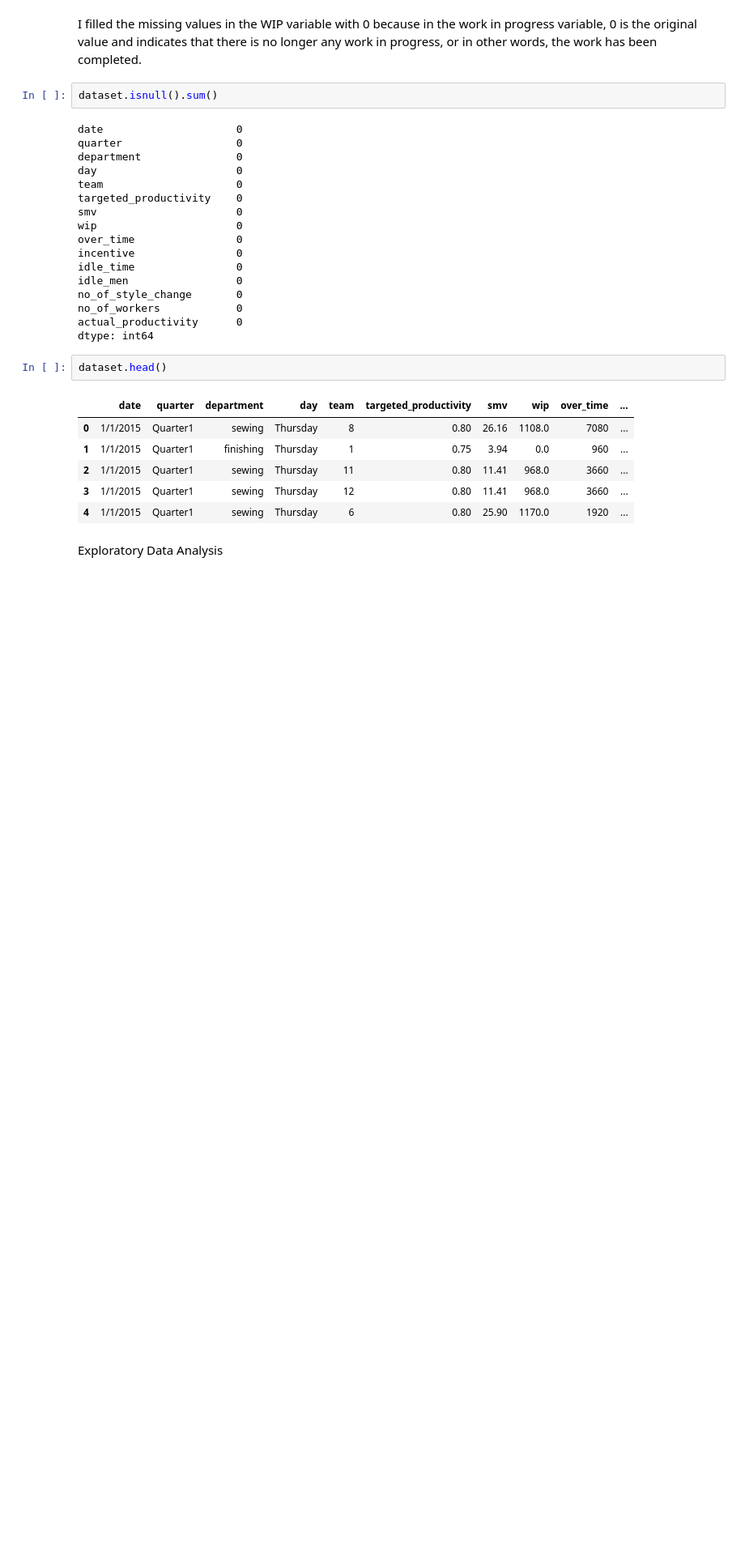
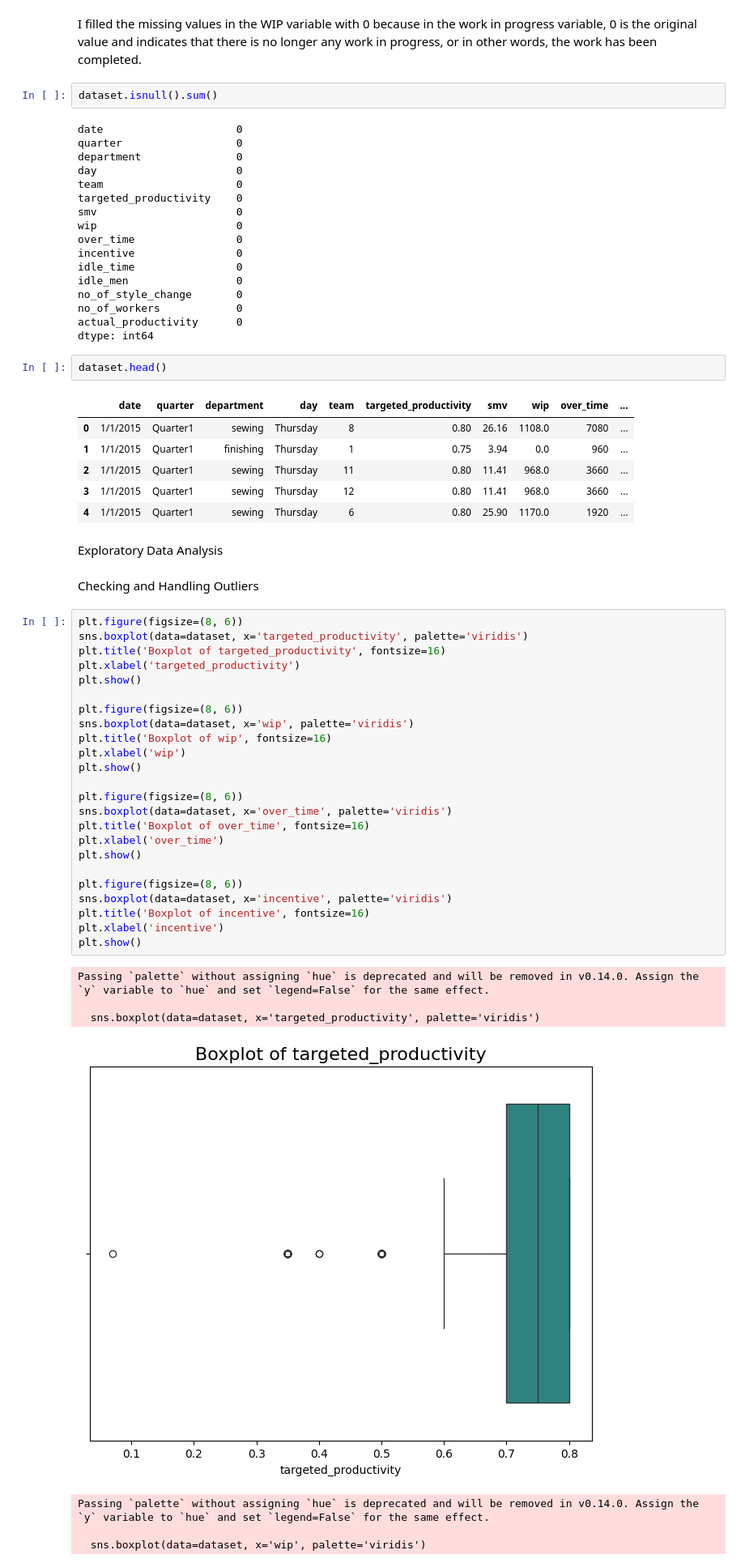
Before and after one commit to bagassarendra/GarmentWorkerProductivity-CapstoneProject, a Jupyter notebook: CapstoneProject.ipynb, the cells around one changed output. Shown at 81% size. Cells and saved outputs as stored; diff of their text form; blank space fills up the shorter version.

Commit message:
Exploratory Data Analysis, Checking and Handling Outliers etc.

```diff
--- a/CapstoneProject.ipynb
+++ b/CapstoneProject.ipynb
@@ -265,3 +265,37 @@ dataset.head()
 | 4 | 1/1/2015 | Quarter1 | sewing | Thursday | 6 | 0.80 | 25.90 | 1170.0 | 1920 | ... |
 # %% [markdown]
 Exploratory Data Analysis
+# %% [markdown]
+Checking and Handling Outliers
+# %%
+plt.figure(figsize=(8, 6))
+sns.boxplot(data=dataset, x='targeted_productivity', palette='viridis')
+plt.title('Boxplot of targeted_productivity', fontsize=16)
+plt.xlabel('targeted_productivity')
+plt.show()
+
+plt.figure(figsize=(8, 6))
+sns.boxplot(data=dataset, x='wip', palette='viridis')
+plt.title('Boxplot of wip', fontsize=16)
+plt.xlabel('wip')
+plt.show()
+
+plt.figure(figsize=(8, 6))
+sns.boxplot(data=dataset, x='over_time', palette='viridis')
+plt.title('Boxplot of over_time', fontsize=16)
+plt.xlabel('over_time')
+plt.show()
+
+plt.figure(figsize=(8, 6))
+sns.boxplot(data=dataset, x='incentive', palette='viridis')
+plt.title('Boxplot of incentive', fontsize=16)
+plt.xlabel('incentive')
+plt.show()
+# %% [output]
+Passing `palette` without assigning `hue` is deprecated and will be removed in v0.14.0. Assign the `y` variable to `hue` and set `legend=False` for the same effect.
+
+  sns.boxplot(data=dataset, x='targeted_productivity', palette='viridis')
+[figure, added]
+Passing `palette` without assigning `hue` is deprecated and will be removed in v0.14.0. Assign the `y` variable to `hue` and set `legend=False` for the same effect.
+
+  sns.boxplot(data=dataset, x='wip', palette='viridis')
```
Also changed, not shown: parts of 14 cells of this notebook.
